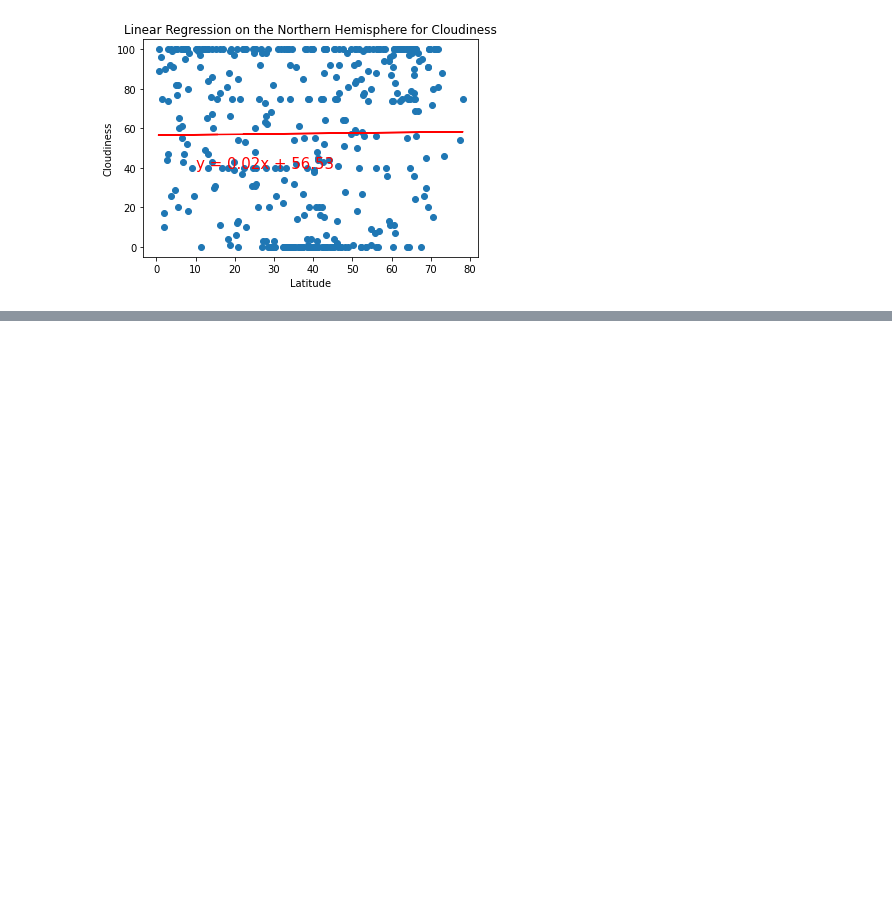
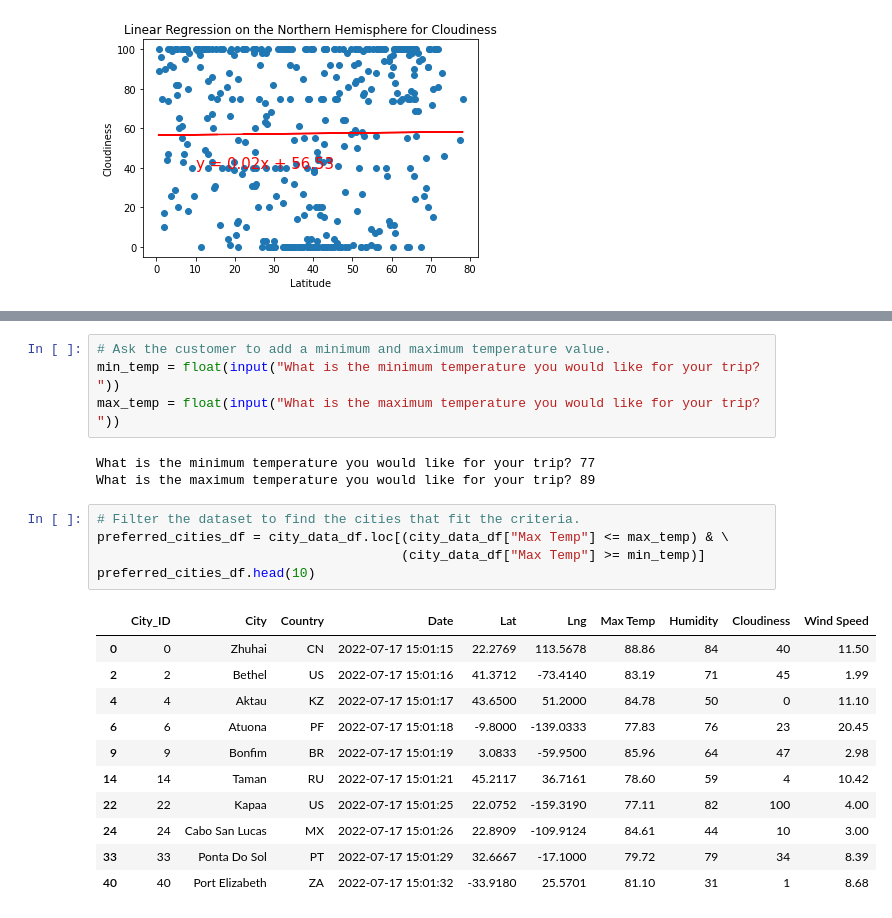
Before and after one commit to thegreatkeej/World_Weather_Analysis, a Jupyter notebook: WeatherPy.ipynb, the cells around one changed output, grey strips where cells are left out. Drawn from its saved outputs; the diff is of its cells as text; blank space fills up the shorter version.

```diff
--- a/WeatherPy.ipynb
+++ b/WeatherPy.ipynb
@@ -300,0 +386,24 @@ plot_linear_regression(x_values, y_values,
+# %%
+# Ask the customer to add a minimum and maximum temperature value.
+min_temp = float(input("What is the minimum temperature you would like for your trip? "))
+max_temp = float(input("What is the maximum temperature you would like for your trip? "))
+# %% [output]
+What is the minimum temperature you would like for your trip? 77
+What is the maximum temperature you would like for your trip? 89
+# %%
+# Filter the dataset to find the cities that fit the criteria.
+preferred_cities_df = city_data_df.loc[(city_data_df["Max Temp"] <= max_temp) & \
+                                       (city_data_df["Max Temp"] >= min_temp)]
+preferred_cities_df.head(10)
+# %% [output]
+|  | City_ID | City | Country | Date | Lat | Lng | Max Temp | Humidity | Cloudiness | Wind Speed |
+| 0 | 0 | Zhuhai | CN | 2022-07-17 15:01:15 | 22.2769 | 113.5678 | 88.86 | 84 | 40 | 11.50 |
+| 2 | 2 | Bethel | US | 2022-07-17 15:01:16 | 41.3712 | -73.4140 | 83.19 | 71 | 45 | 1.99 |
+| 4 | 4 | Aktau | KZ | 2022-07-17 15:01:17 | 43.6500 | 51.2000 | 84.78 | 50 | 0 | 11.10 |
+| 6 | 6 | Atuona | PF | 2022-07-17 15:01:18 | -9.8000 | -139.0333 | 77.83 | 76 | 23 | 20.45 |
+| 9 | 9 | Bonfim | BR | 2022-07-17 15:01:19 | 3.0833 | -59.9500 | 85.96 | 64 | 47 | 2.98 |
+| 14 | 14 | Taman | RU | 2022-07-17 15:01:21 | 45.2117 | 36.7161 | 78.60 | 59 | 4 | 10.42 |
+| 22 | 22 | Kapaa | US | 2022-07-17 15:01:25 | 22.0752 | -159.3190 | 77.11 | 82 | 100 | 4.00 |
+| 24 | 24 | Cabo San Lucas | MX | 2022-07-17 15:01:26 | 22.8909 | -109.9124 | 84.61 | 44 | 10 | 3.00 |
+| 33 | 33 | Ponta Do Sol | PT | 2022-07-17 15:01:29 | 32.6667 | -17.1000 | 79.72 | 79 | 34 | 8.39 |
+| 40 | 40 | Port Elizabeth | ZA | 2022-07-17 15:01:32 | -33.9180 | 25.5701 | 81.10 | 31 | 1 | 8.68 |
```
Also changed, not shown: parts of 28 cells of this notebook, 1 other file.
